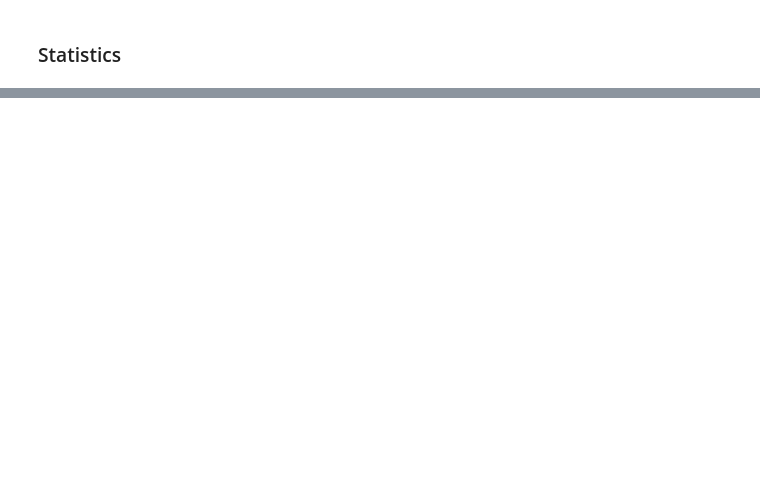
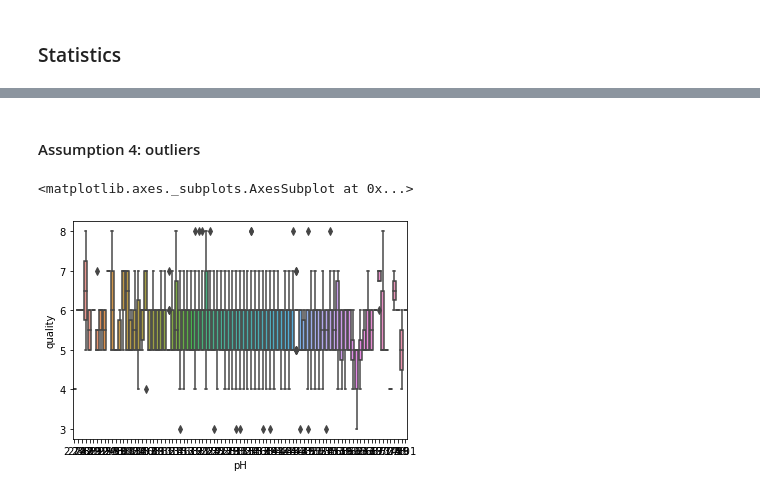
Before and after one commit to Manuferu/Machine_Learning_and_Stats, a Jupyter notebook: scipy-stats.ipynb, the cells around one changed output, grey strips where cells are left out. Drawn from its saved outputs; the diff is of its cells as text; code cells hidden in the pictures; blank space fills up the shorter version.

```diff
--- a/scipy-stats.ipynb
+++ b/scipy-stats.ipynb
@@ -83,0 +224,5 @@ norm.stats(loc=2, scale=5, moments="mv")
+# %%
+import pandas as pd
+
+df= pd.read_csv('WineQualityDataset_ANOVA_/winequality-red.csv')
+df
@@ -83,0 +249,3 @@ norm.stats(loc=2, scale=5, moments="mv")
+# %%
+dependent = df['pH']
+dependent
@@ -83,0 +281,4 @@ norm.stats(loc=2, scale=5, moments="mv")
+# %%
+# independent should be categorical variable
+independent = df['quality']
+independent
@@ -83,0 +298,10 @@ norm.stats(loc=2, scale=5, moments="mv")
+# %% [markdown]
+#### Assumption 4: outliers
+# %%
+## identify potential outliers
+import seaborn as sns
+
+sns.boxplot(x=dependent,y=independent)
+# %% [output]
+<matplotlib.axes._subplots.AxesSubplot at 0x...>
+[figure, added]
```
Also changed, not shown: parts of 52 cells of this notebook, 7 other files.
